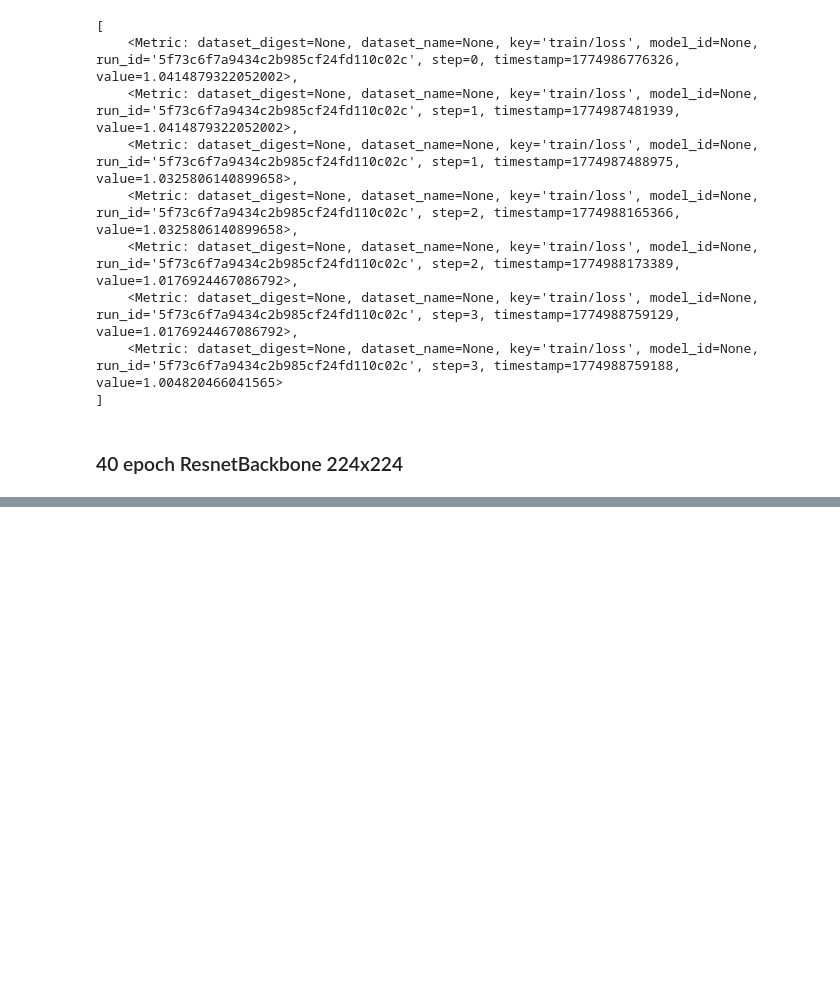
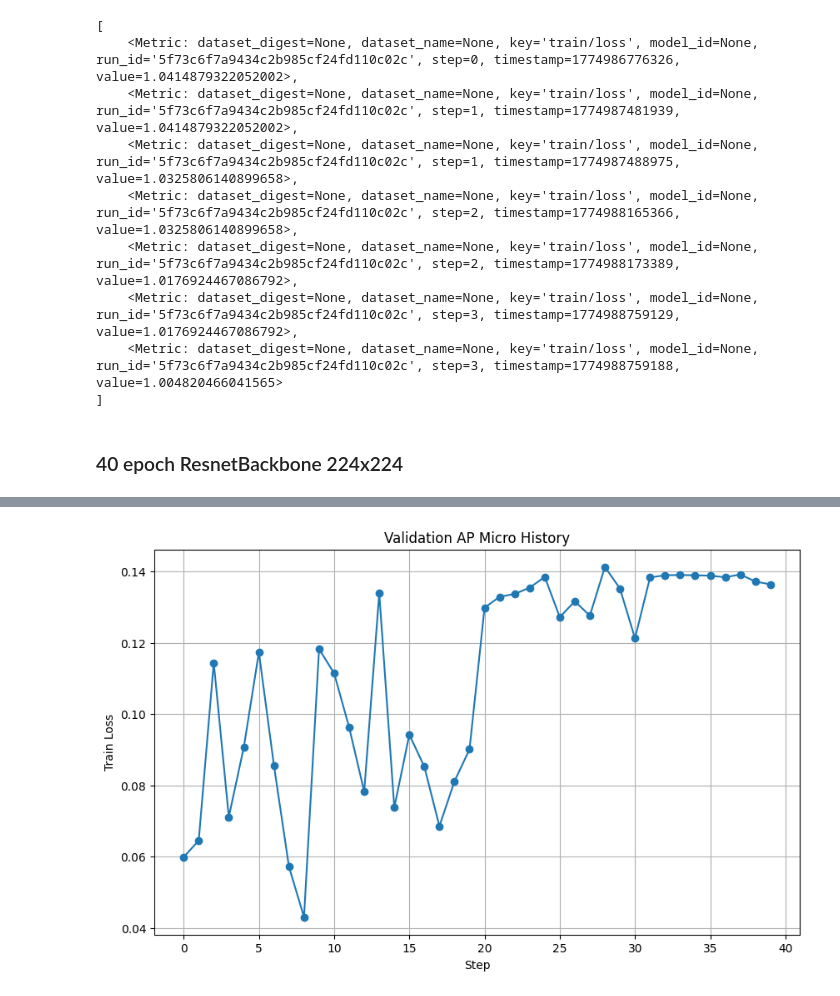
Before and after one commit to psiku/dnn-cxr-diagnostics, a Jupyter notebook: cxr-training-pipeline/notebooks/05_testing/02_mlflow_data.ipynb, the cells around one changed output, grey strips where cells are left out. Cells and saved outputs as stored; diff of their text form; code cells hidden in the pictures; blank space fills up the shorter version.

```diff
--- a/cxr-training-pipeline/notebooks/05_testing/02_mlflow_data.ipynb
+++ b/cxr-training-pipeline/notebooks/05_testing/02_mlflow_data.ipynb
@@ -172,0 +215,4 @@ ID = "203994855987655873"
+# %%
+ap_micro_history = mlflow_client.get_metric_history(ID, "val/ap_micro")
+plot_train_loss_history(ap_micro_history, "Validation AP Micro History")
+# %% [output]
@@ -172,0 +220 @@ ID = "203994855987655873"
+[figure, added]
```
Also changed, not shown: parts of 10 cells of this notebook, 6 other files.
